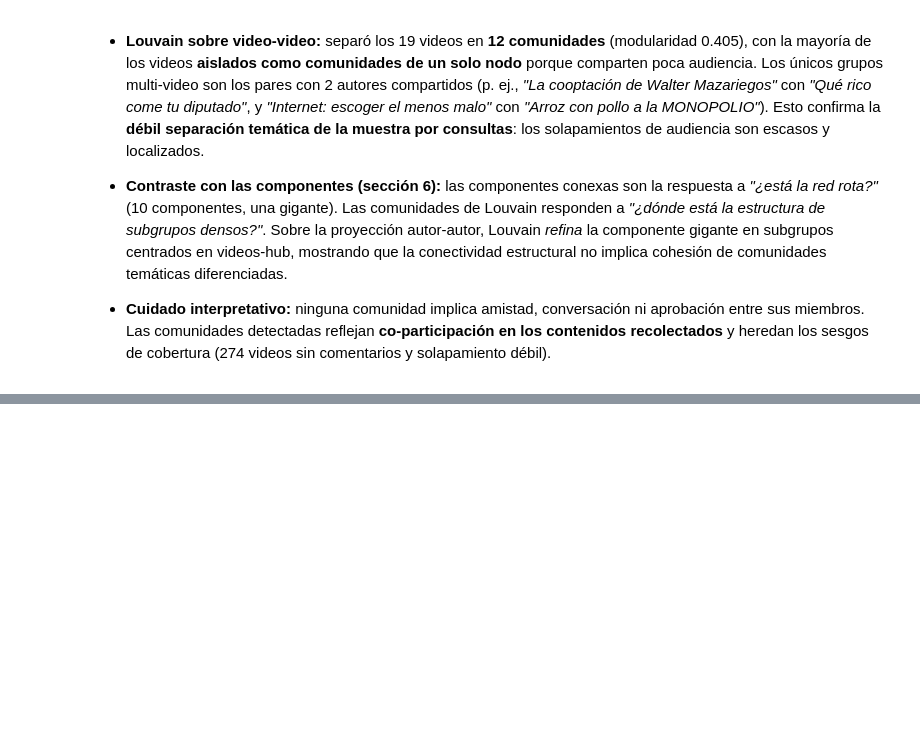
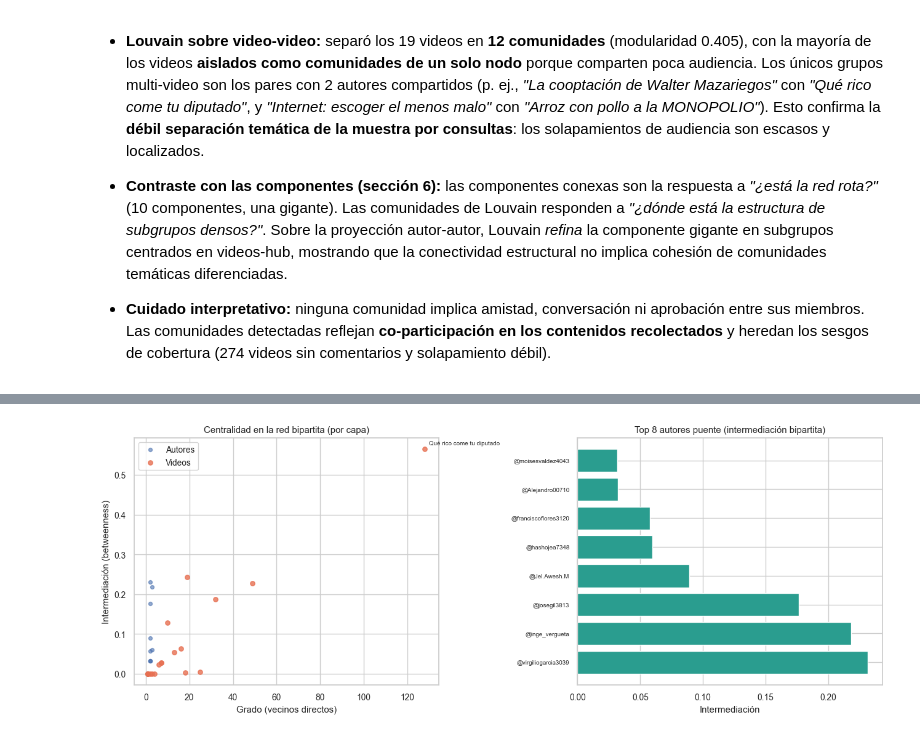
Before and after one commit to lirofiro-dev/LAB6, a Jupyter notebook: Laboratorio_6_YouTube/Laboratorio_6.ipynb, the cells around one changed output, grey strips where cells are left out. Cells and saved outputs as stored; diff of their text form; code cells hidden in the pictures; blank space fills up the shorter version.

Commit message:
8.1 Medidas de centralidad, cálculo y justificación

```diff
--- a/Laboratorio_6_YouTube/Laboratorio_6.ipynb
+++ b/Laboratorio_6_YouTube/Laboratorio_6.ipynb
@@ -2457,0 +2526,20 @@ Comunidades Louvain en video-video: 12 con modularidad 0.405.
+# %%
+# Complemento: vector propio y cercania sobre la proyeccion autor-autor (capa homogenea)
+eigen_aa = nx.eigenvector_centrality(proj_autor_autor, max_iter=2000)
+clos_aa = closeness_centrality(proj_autor_autor)
+
+eigen_df = centralidad.set_index("node_id").copy()
+eigen_df["eigenvector_aa"] = eigen_df["pagerank"].map(lambda x: np.nan)
+eigen_df.loc[eigen_df.index.isin(eigen_aa.keys()), "eigenvector_aa"] = [eigen_aa[k] for k in eigen_df.index if k in eigen_aa]
+
+top_eigen = sorted(eigen_aa.items(), key=lambda kv: kv[1], reverse=True)[:10]
+print("TOP 10 AUTORES POR VECTOR PROPIO (proyeccion autor-autor)")
+for nodo, valor in top_eigen:
+    et = nodos.loc[nodos["node_id"] == nodo, "etiqueta"].iloc[0]
+    print(f"  {valor:.4f}  {et}")
+
+top_clos_aa = sorted(clos_aa.items(), key=lambda kv: kv[1], reverse=True)[:10]
+print("\nTOP 10 AUTORES POR CERCANIA (proyeccion autor-autor)")
+for nodo, valor in top_clos_aa:
+    et = nodos.loc[nodos["node_id"] == nodo, "etiqueta"].iloc[0]
+    print(f"  {valor:.4f}  {et}")
@@ -2457,0 +2597,26 @@ Comunidades Louvain en video-video: 12 con modularidad 0.405.
+# %%
+# Visualizacion: intermediacion vs grado (por capa) y top puentes bipartita
+fig, axes = plt.subplots(1, 2, figsize=(13, 5))
+capas = centralidad[centralidad["tipo"] == "autor"]
+vids = centralidad[centralidad["tipo"] == "video"]
+axes[0].scatter(capas["grado"], capas["betweenness"], s=18, alpha=0.6, label="Autores")
+axes[0].scatter(vids["grado"], vids["betweenness"], s=28, alpha=0.8, color="#E76F51", label="Videos")
+hub = vids.sort_values("grado", ascending=False).iloc[0]
+axes[0].annotate(str(hub["etiqueta"])[:28], (hub["grado"], hub["betweenness"]),
+                 xytext=(5, 5), textcoords="offset points", fontsize=7)
+axes[0].set_xlabel("Grado (vecinos directos)")
+axes[0].set_ylabel("Intermediación (betweenness)")
+axes[0].set_title("Centralidad en la red bipartita (por capa)")
+axes[0].legend()
+
+top_bw = centralidad[centralidad["tipo"] == "autor"].sort_values("betweenness", ascending=False).head(8)
+etiquetas = [str(e)[:30] for e in top_bw["etiqueta"]]
+axes[1].barh(range(len(top_bw)), top_bw["betweenness"], color="#2A9D8F")
+axes[1].set_yticks(range(len(top_bw)))
+axes[1].set_yticklabels(etiquetas, fontsize=7)
+axes[1].set_xlabel("Intermediación")
+axes[1].set_title("Top 8 autores puente (intermediación bipartita)")
+plt.tight_layout()
+plt.show()
+# %% [output]
+[figure, added]
```
Also changed, not shown: parts of 19 cells of this notebook, 8 other files.
